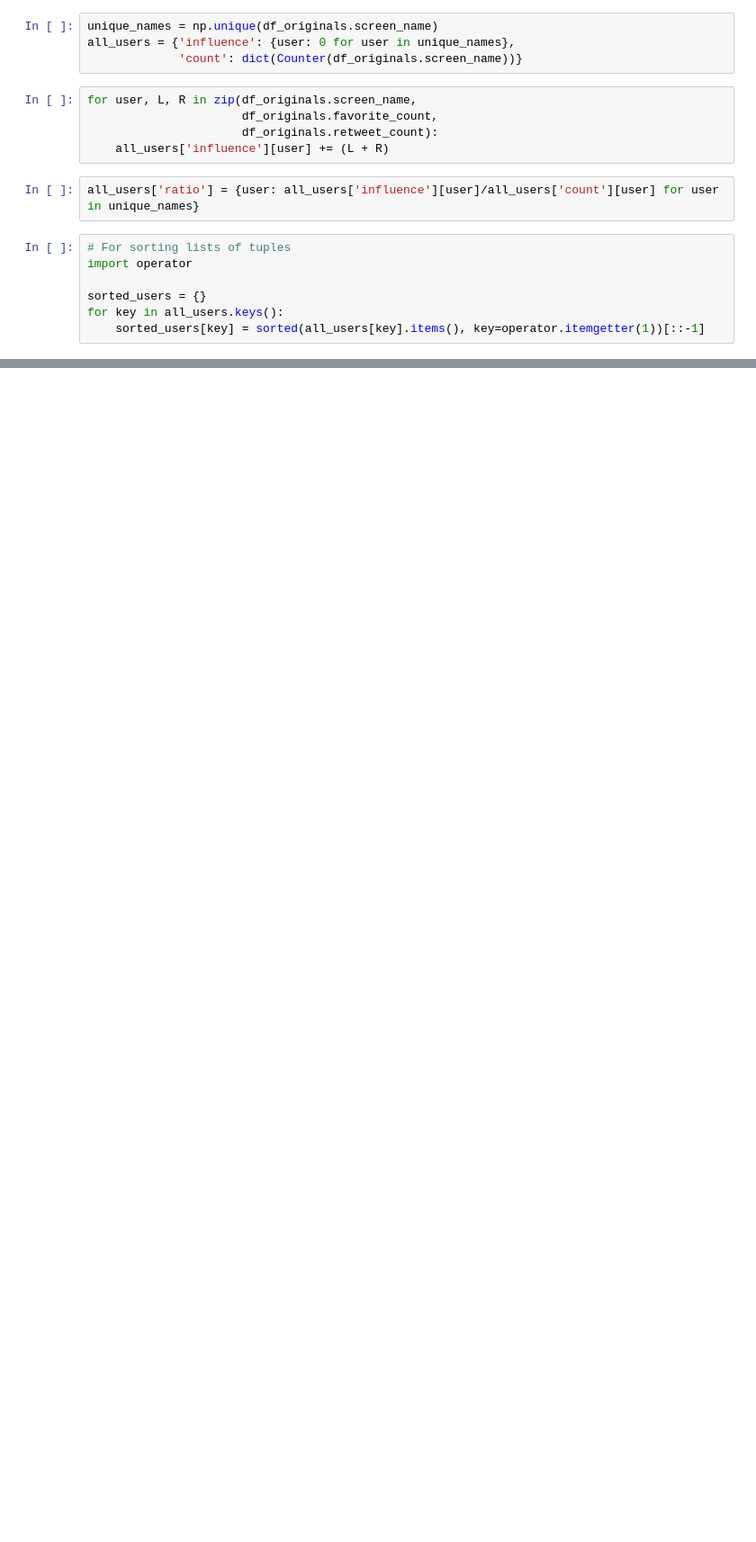
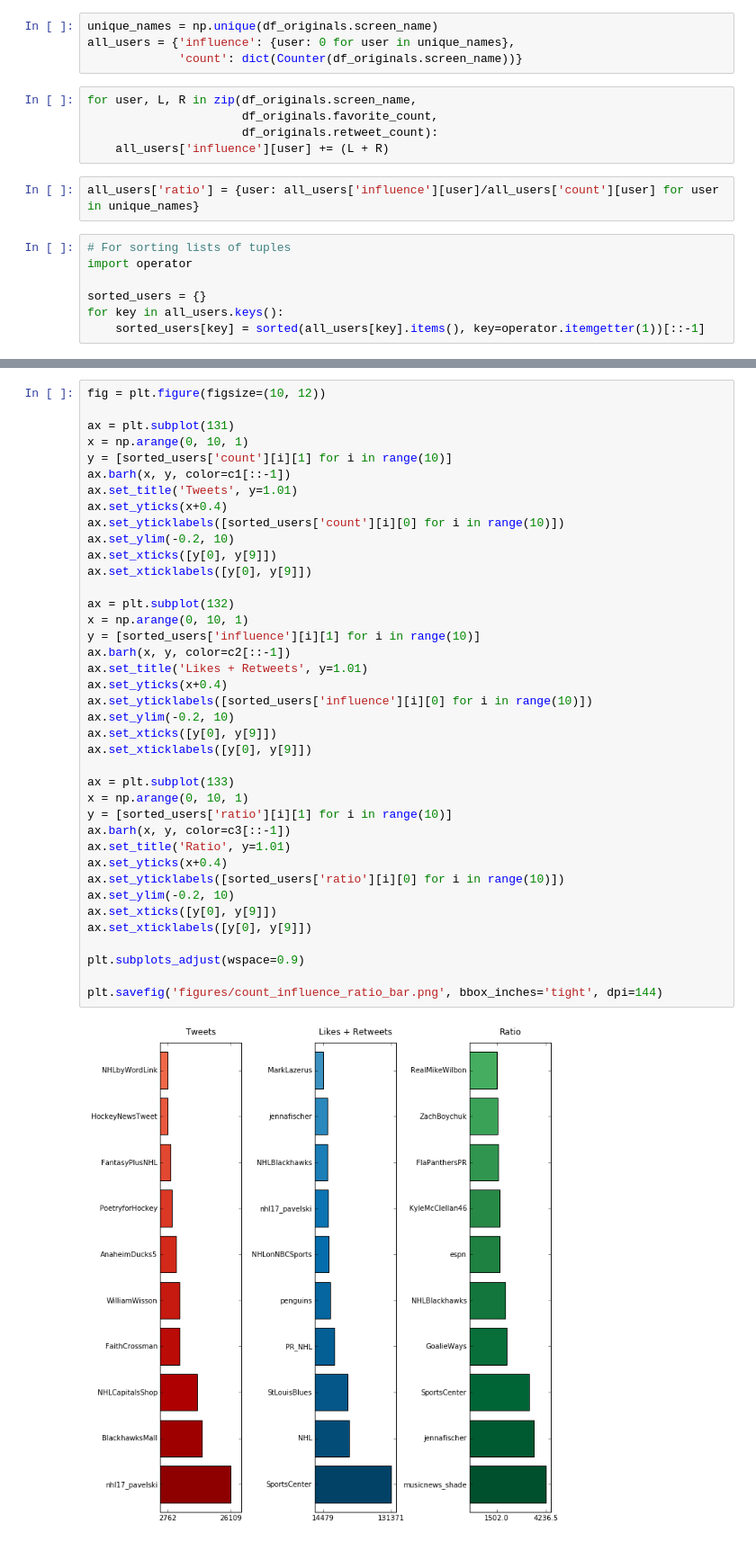
Before and after one commit to zazencodes/nhl_2016_playoffs_twitter, a Jupyter notebook: nhl_playoffs_2016_twitter_study.ipynb, the cells around one changed output, grey strips where cells are left out. Shown: that part at 90% size. Saved outputs shown, nothing was run; the diff lists cells and outputs as text; blank space fills up the shorter version.

```diff
--- a/nhl_playoffs_2016_twitter_study.ipynb
+++ b/nhl_playoffs_2016_twitter_study.ipynb
@@ -453,0 +582,41 @@ y[99]
+# %%
+fig = plt.figure(figsize=(10, 12))
+
+ax = plt.subplot(131)
+x = np.arange(0, 10, 1)
+y = [sorted_users['count'][i][1] for i in range(10)]
+ax.barh(x, y, color=c1[::-1])
+ax.set_title('Tweets', y=1.01)
+ax.set_yticks(x+0.4)
+ax.set_yticklabels([sorted_users['count'][i][0] for i in range(10)])
+ax.set_ylim(-0.2, 10)
+ax.set_xticks([y[0], y[9]])
+ax.set_xticklabels([y[0], y[9]])
+
+ax = plt.subplot(132)
+x = np.arange(0, 10, 1)
+y = [sorted_users['influence'][i][1] for i in range(10)]
+ax.barh(x, y, color=c2[::-1])
+ax.set_title('Likes + Retweets', y=1.01)
+ax.set_yticks(x+0.4)
+ax.set_yticklabels([sorted_users['influence'][i][0] for i in range(10)])
+ax.set_ylim(-0.2, 10)
+ax.set_xticks([y[0], y[9]])
+ax.set_xticklabels([y[0], y[9]])
+
+ax = plt.subplot(133)
+x = np.arange(0, 10, 1)
+y = [sorted_users['ratio'][i][1] for i in range(10)]
+ax.barh(x, y, color=c3[::-1])
+ax.set_title('Ratio', y=1.01)
+ax.set_yticks(x+0.4)
+ax.set_yticklabels([sorted_users['ratio'][i][0] for i in range(10)])
+ax.set_ylim(-0.2, 10)
+ax.set_xticks([y[0], y[9]])
+ax.set_xticklabels([y[0], y[9]])
+
+plt.subplots_adjust(wspace=0.9)
+
+plt.savefig('figures/count_influence_ratio_bar.png', bbox_inches='tight', dpi=144)
+# %% [output]
+[figure, added]
```
Also changed, not shown: parts of 20 cells of this notebook.
